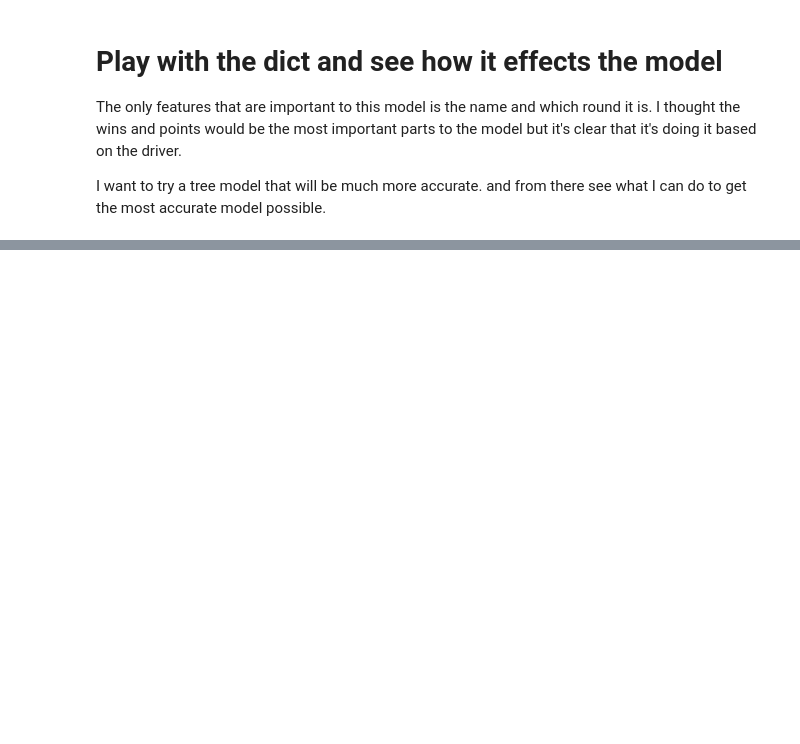
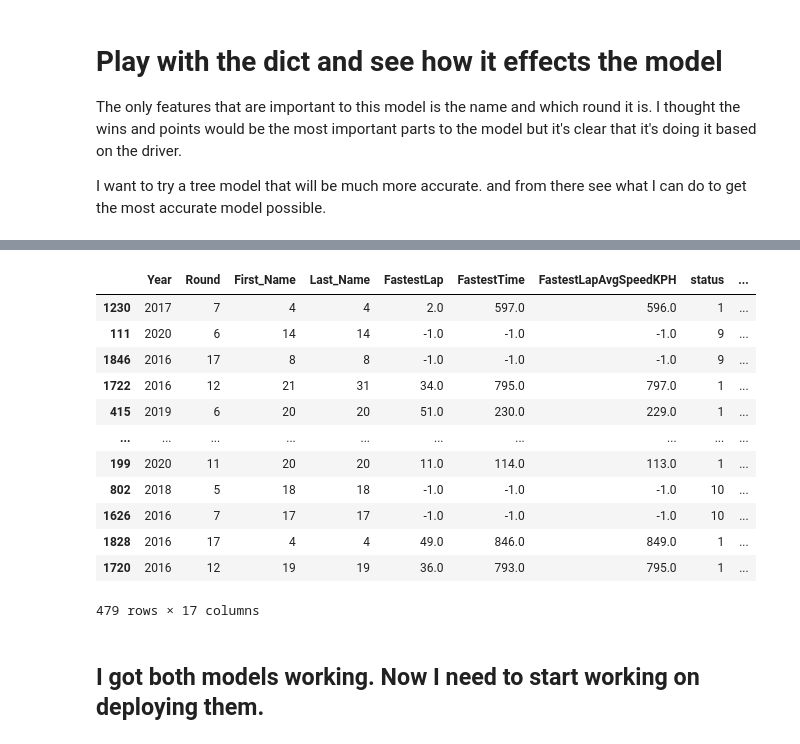
Before and after one commit to OhOmah/F1, a Jupyter notebook: Notebooks/F1_playground.ipynb, the cells around one changed output, grey strips where cells are left out. Cells and saved outputs as stored; diff of their text form; code cells hidden in the pictures; blank space fills up the shorter version.

Commit message:
Updated notebook with both basic models and basic API for deployment

```diff
--- a/Notebooks/F1_playground.ipynb
+++ b/Notebooks/F1_playground.ipynb
@@ -783,0 +812,6 @@ Linked this project to a GitHub Repo to continue working on the project. It is i
+# %%
+# This .apply function takes the lambda loop and creates the result column.
+df = df.apply(lambda df: create_results(df), axis=1)
+# %%
+# Dropping the Position column since we don't need that anymore.
+df_class = df.drop(columns='Position')
@@ -783,0 +853,21 @@ Linked this project to a GitHub Repo to continue working on the project. It is i
+# %%
+# Importing the Random Forest model
+from sklearn.ensemble import RandomForestClassifier
+
+# Now building our second classifcation model.
+X = df_class.drop('Result', axis=1)
+y = df_class['Result']
+
+# Using the One Hot Encoder
+encoder = ce.OrdinalEncoder()
+X_encoded = encoder.fit_transform(X)
+y_encoded = y.apply(lambda y: quick_encode(y))
+
+# starting out with a base x_train and y_train
+X_train, X_test, y_train, y_test = train_test_split(
+    X_encoded, y_encoded, test_size=0.25, random_state=42)
+
+
+# now applying my model
+model2 = RandomForestClassifier()
+model2.fit(X_train, y_train)
@@ -783,0 +876,4 @@ Linked this project to a GitHub Repo to continue working on the project. It is i
+# %%
+# Let's test this
+y_pred = model2.predict(X_test)
+y_pred
@@ -783,0 +898,25 @@ Linked this project to a GitHub Repo to continue working on the project. It is i
+# %%
+# Testing to see how position compares
+test_df = encoder.inverse_transform(X_test)
+y_df = pd.DataFrame(y_pred)
+y_df = y_df[0].apply(lambda y_df: quick_decode(y_df))
+y_df
+X_pred = X_test
+X_pred['Result'] = y_df
+X_pred
+# %% [output]
+|  | Year | Round | First_Name | Last_Name | FastestLap | FastestTime | FastestLapAvgSpeedKPH | status | ... |
+| 1230 | 2017 | 7 | 4 | 4 | 2.0 | 597.0 | 596.0 | 1 | ... |
+| 111 | 2020 | 6 | 14 | 14 | -1.0 | -1.0 | -1.0 | 9 | ... |
+| 1846 | 2016 | 17 | 8 | 8 | -1.0 | -1.0 | -1.0 | 9 | ... |
+| 1722 | 2016 | 12 | 21 | 31 | 34.0 | 795.0 | 797.0 | 1 | ... |
+| 415 | 2019 | 6 | 20 | 20 | 51.0 | 230.0 | 229.0 | 1 | ... |
+| ... | ... | ... | ... | ... | ... | ... | ... | ... | ... |
+| 199 | 2020 | 11 | 20 | 20 | 11.0 | 114.0 | 113.0 | 1 | ... |
+| 802 | 2018 | 5 | 18 | 18 | -1.0 | -1.0 | -1.0 | 10 | ... |
+| 1626 | 2016 | 7 | 17 | 17 | -1.0 | -1.0 | -1.0 | 10 | ... |
+| 1828 | 2016 | 17 | 4 | 4 | 49.0 | 846.0 | 849.0 | 1 | ... |
+| 1720 | 2016 | 12 | 19 | 19 | 36.0 | 793.0 | 795.0 | 1 | ... |
+479 rows × 17 columns
+# %% [markdown]
+## I got both models working. Now I need to start working on deploying them.
```
Also changed, not shown: parts of 15 cells of this notebook, 4 other files.
